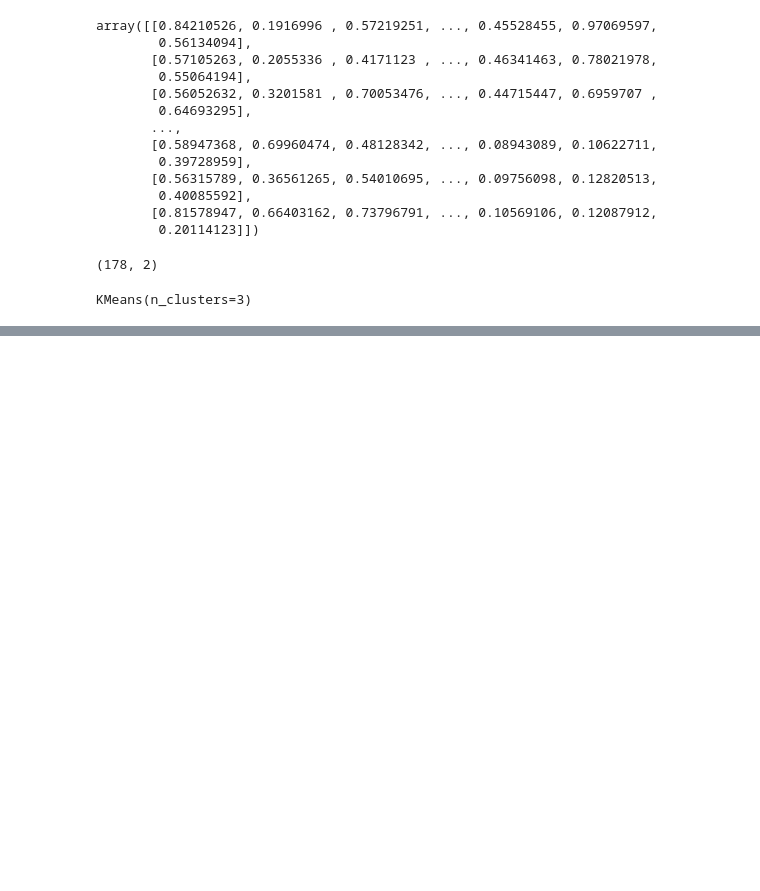
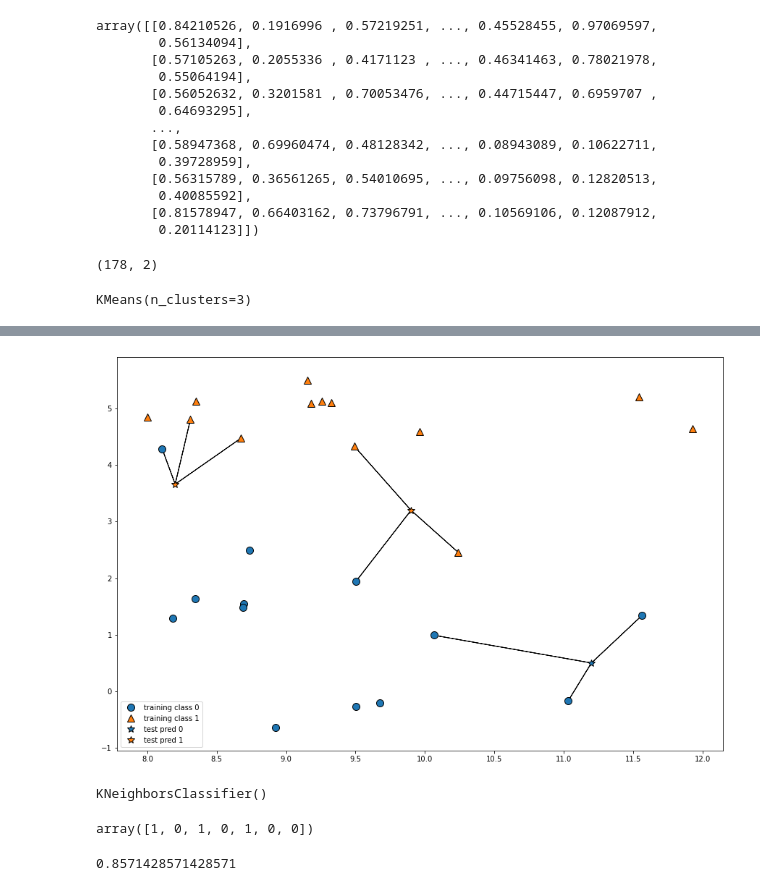
Before and after one commit to nomadgogo/daegu-ai-school-web, a Jupyter notebook: Preprocessor.ipynb, the cells around one changed output, grey strips where cells are left out. Saved outputs shown, nothing was run; the diff lists cells and outputs as text; code cells hidden in the pictures; blank space fills up the shorter version.

```diff
--- a/Preprocessor.ipynb
+++ b/Preprocessor.ipynb
@@ -458,0 +536,4 @@ plt.scatter(data[:,0],data[:,1], c=cluster,
+# %%
+mglearn.plots.plot_knn_classification(n_neighbors=3)
+# %% [output]
+[figure, added]
@@ -458,0 +548,12 @@ plt.scatter(data[:,0],data[:,1], c=cluster,
+# %%
+clf.fit(X_train, y_train)
+# %% [output]
+KNeighborsClassifier()
+# %%
+clf.predict(X_test)
+# %% [output]
+array([1, 0, 1, 0, 1, 0, 0])
+# %%
+clf.score(X_test, y_test)  #85.7%정도의 정확도가 되는 모델을 만들었다
+# %% [output]
+0.8571428571428571
```
Also changed, not shown: parts of 103 cells of this notebook, 3 other files.
